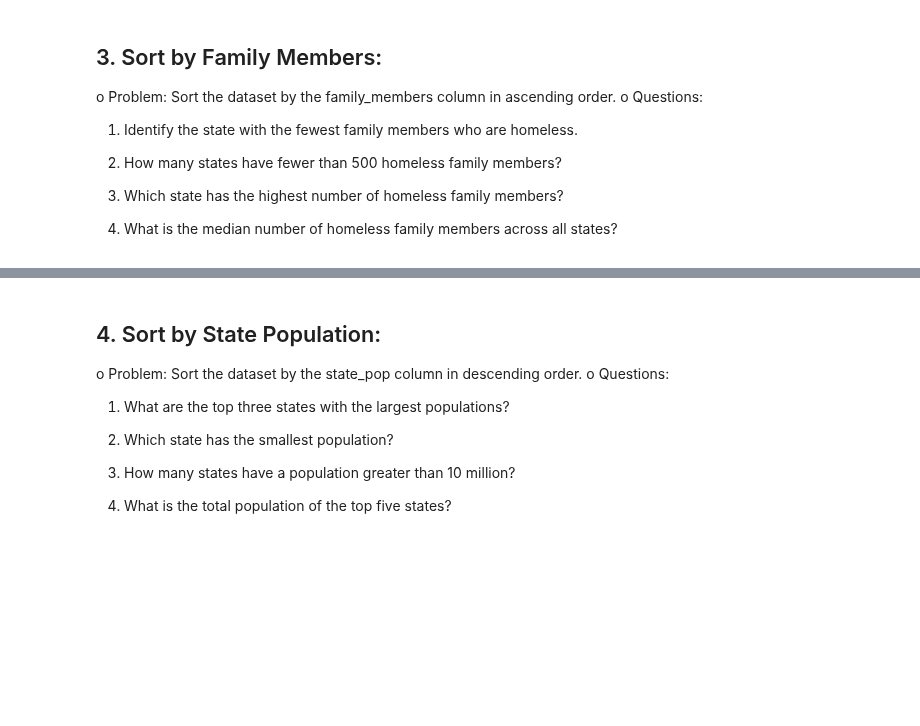
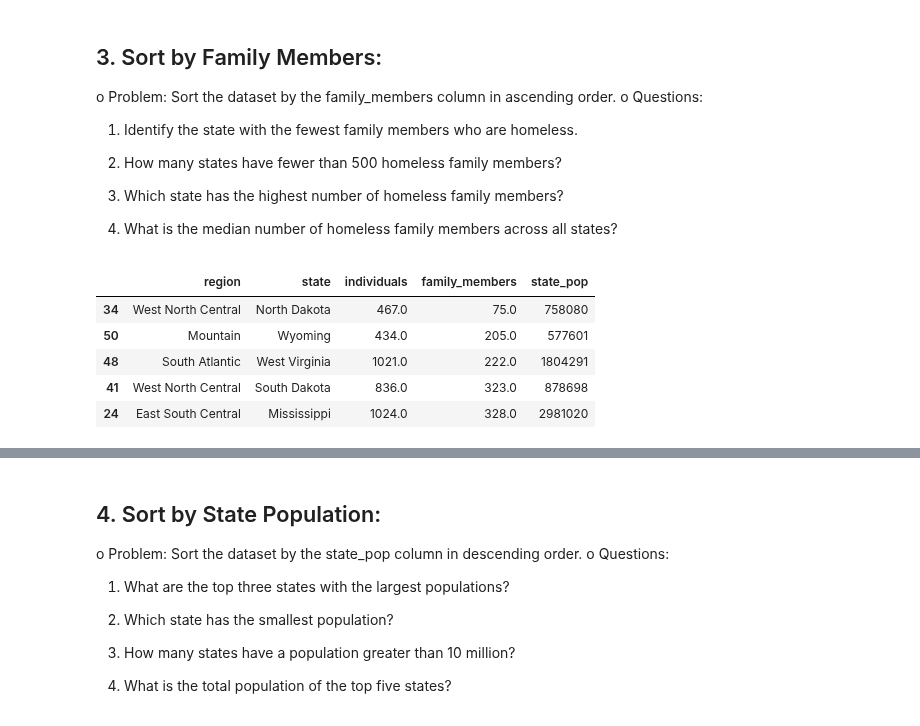
Before and after one commit to S827/python-programs, a Jupyter notebook: EDAPractice/DMWithPandas/CH1_TransformingDataframes/Homelessness_Exercise.ipynb, the cells around one changed output, grey strips where cells are left out. Cells and saved outputs as stored; diff of their text form; code cells hidden in the pictures; blank space fills up the shorter version.

```diff
--- a/EDAPractice/DMWithPandas/CH1_TransformingDataframes/Homelessness_Exercise.ipynb
+++ b/EDAPractice/DMWithPandas/CH1_TransformingDataframes/Homelessness_Exercise.ipynb
@@ -118,3 +153,13 @@ o	Questions:
 3.	Which state has the highest number of homeless family members?
 
 4.	What is the median number of homeless family members across all states?
+# %%
+homeless_fam_asc = homeless.sort_values('family_members')
+homeless_fam_asc.head()
+# %% [output]
+|  | region | state | individuals | family_members | state_pop |
+| 34 | West North Central | North Dakota | 467.0 | 75.0 | 758080 |
+| 50 | Mountain | Wyoming | 434.0 | 205.0 | 577601 |
+| 48 | South Atlantic | West Virginia | 1021.0 | 222.0 | 1804291 |
+| 41 | West North Central | South Dakota | 836.0 | 323.0 | 878698 |
+| 24 | East South Central | Mississippi | 1024.0 | 328.0 | 2981020 |
```
Also changed, not shown: parts of 7 cells of this notebook.
